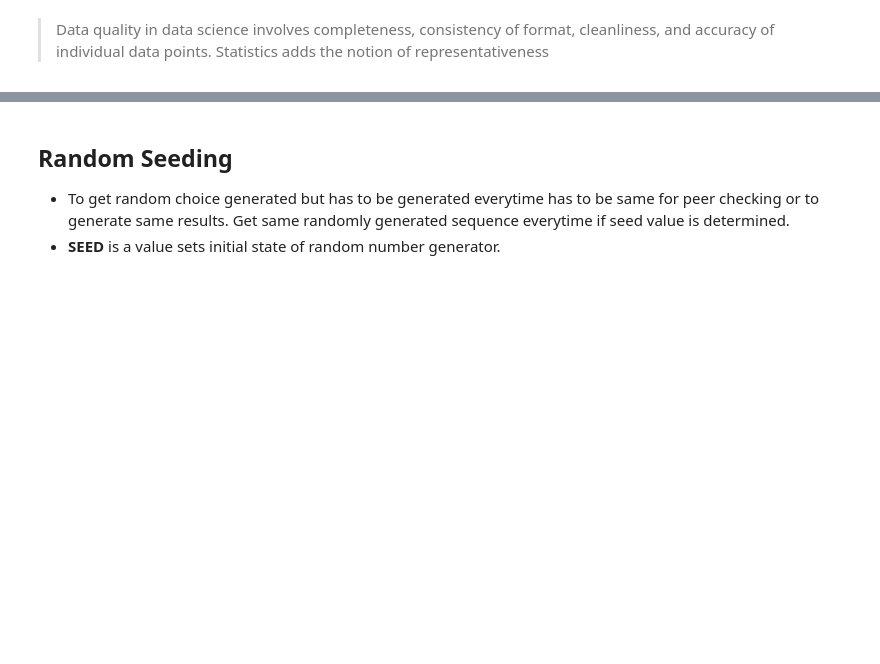
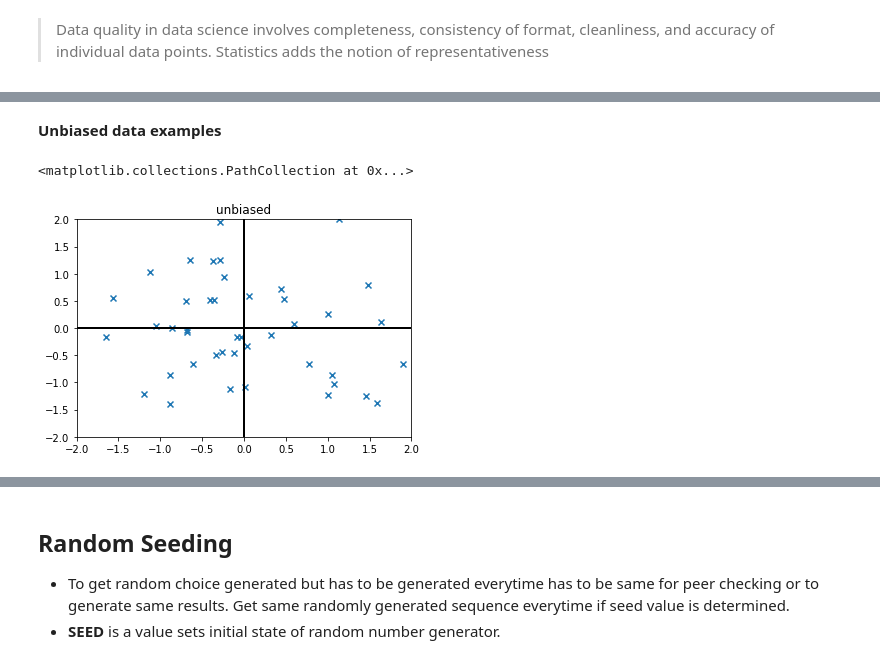
Before and after one commit to NishantBaheti/MachineLearningExploration, a Jupyter notebook: PracticalStatistics/Distributions.ipynb, the cells around one changed output, grey strips where cells are left out. Drawn from its saved outputs; the diff is of its cells as text; code cells hidden in the pictures; blank space fills up the shorter version.

```diff
--- a/PracticalStatistics/Distributions.ipynb
+++ b/PracticalStatistics/Distributions.ipynb
@@ -53,0 +61,14 @@ A sample that misrepresents the population.
+# %% [markdown]
+**Unbiased data examples**
+# %%
+unbiased_data = np.random.normal(scale=1,size=(50,2))
+
+plt.xlim(-2,2)
+plt.ylim(-2,2)
+plt.axhline(0,color='k',lw=2)
+plt.axvline(0,color='k',lw=2)
+plt.title("unbiased")
+plt.scatter(unbiased_data[...,0],unbiased_data[...,1],marker='x')
+# %% [output]
+<matplotlib.collections.PathCollection at 0x...>
+[figure, added]
```
Also changed, not shown: parts of 7 cells of this notebook.
